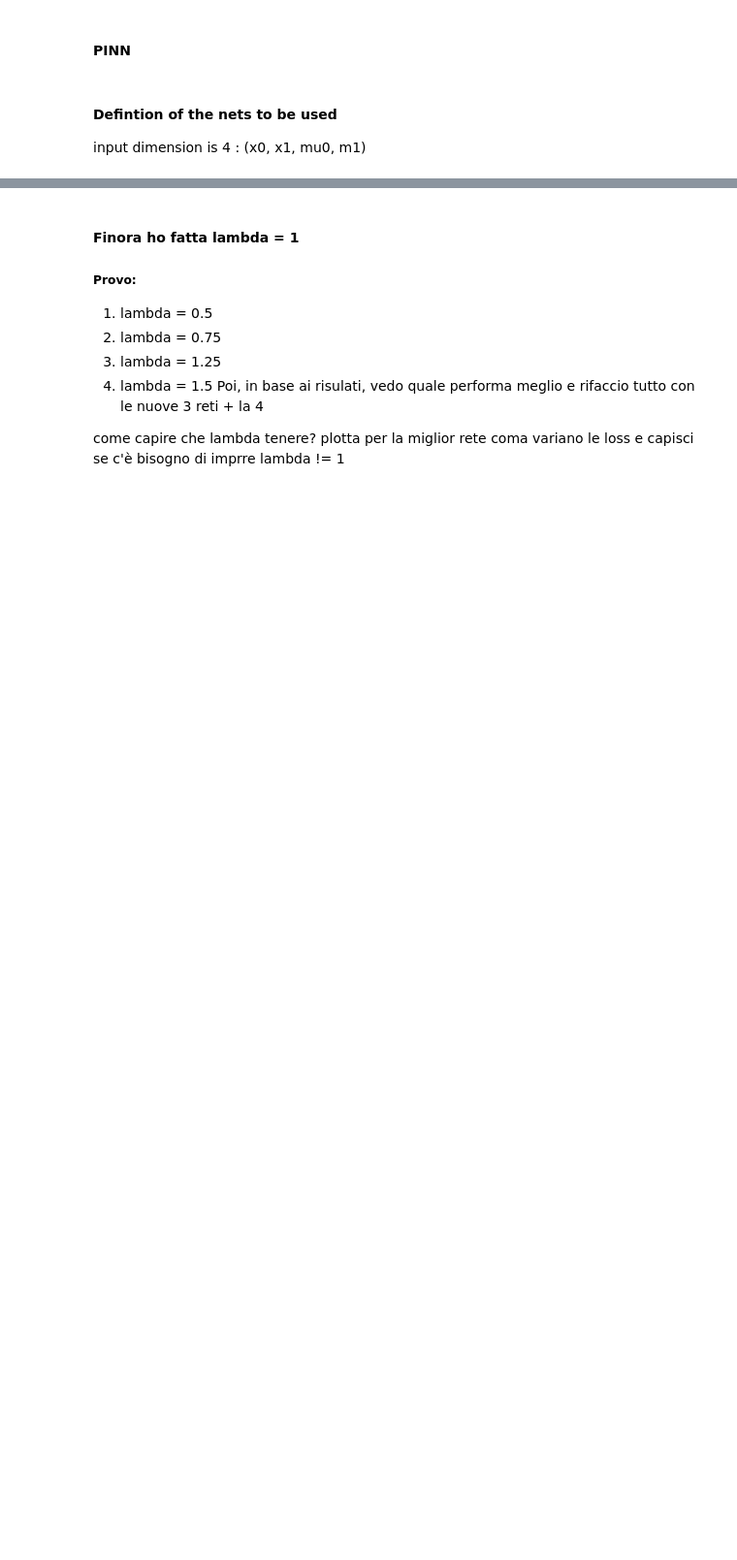
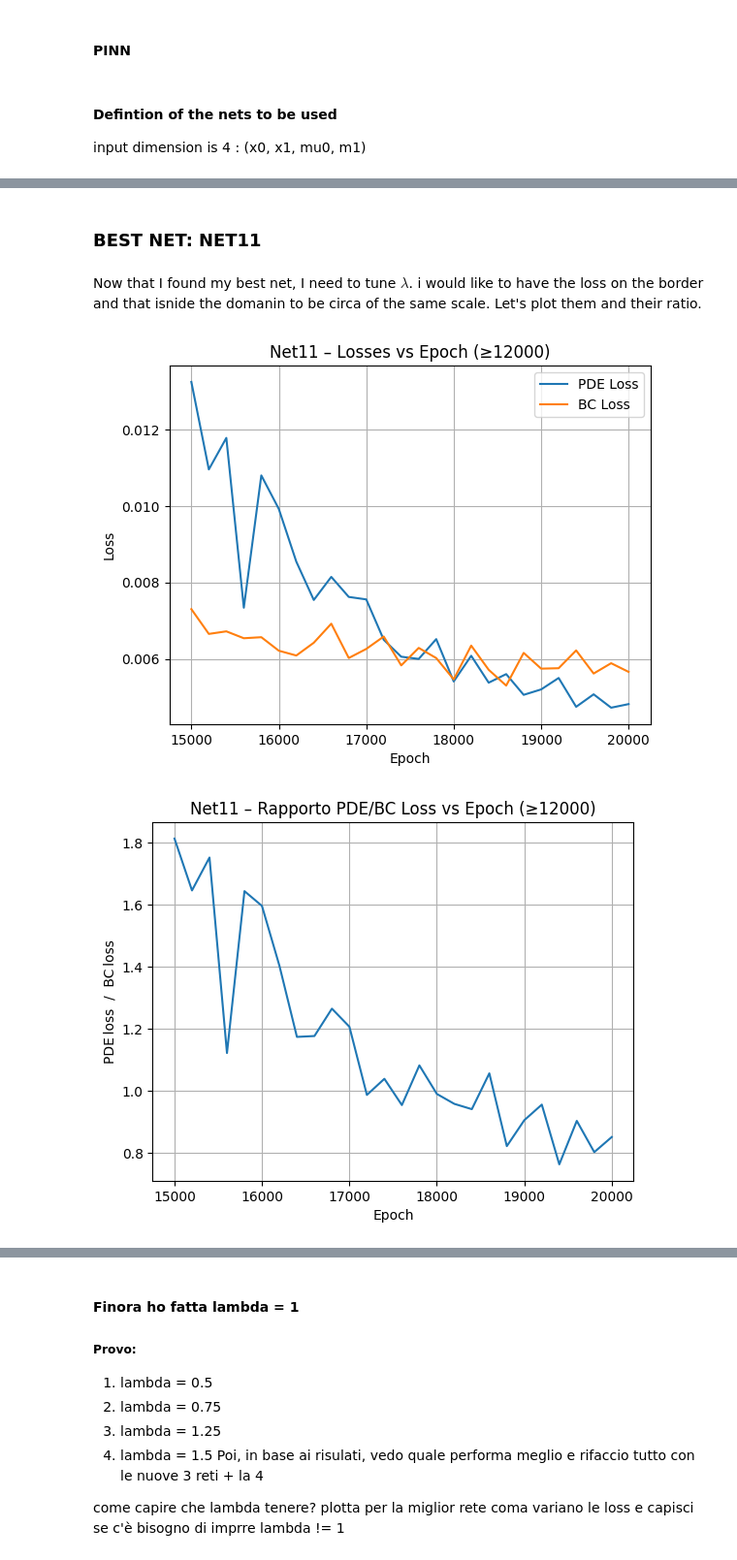
Before and after one commit to aurona23/progetto-MOR, a Jupyter notebook: pinn_project.ipynb, the cells around one changed output, grey strips where cells are left out. Shown at 97% size. Saved outputs shown, nothing was run; the diff lists cells and outputs as text; code cells hidden in the pictures; blank space fills up the shorter version.

```diff
--- a/pinn_project.ipynb
+++ b/pinn_project.ipynb
@@ -898,0 +799,31 @@ class Net8(nn.Module):
+# %% [markdown]
+### BEST NET: NET11
+# %% [markdown]
+Now that I found my best net, I need to tune $\lambda$. i would like to have the loss on the border and that isnide the domanin to be circa of the same scale. Let's plot them and their ratio.
+# %%
+df_net11 = df[df['net'] == 'Net11']
+df_plot = df_net11[df_net11["epoch"] >= 15000].copy()
+
+plt.figure()
+plt.plot(df_plot["epoch"], df_plot["pde_loss"], label="PDE Loss")
+plt.plot(df_plot["epoch"], df_plot["bc_loss"], label="BC Loss")
+plt.title("Net11 – Losses vs Epoch (≥12000)")
+plt.xlabel("Epoch")
+plt.ylabel("Loss")
+plt.grid(True)
+plt.legend()
+plt.show()
+
+# calcola il rapporto
+df_plot["loss_ratio"] = df_plot["pde_loss"] / df_plot["bc_loss"]
+
+plt.figure()
+plt.plot(df_plot["epoch"], df_plot["loss_ratio"])
+plt.title("Net11 – Rapporto PDE/BC Loss vs Epoch (≥12000)")
+plt.xlabel("Epoch")
+plt.ylabel("PDE loss  /  BC loss")
+plt.grid(True)
+plt.show()
+# %% [output]
+[figure, added]
+[figure, added]
```
Also changed, not shown: parts of 23 cells of this notebook, 20 other files.
